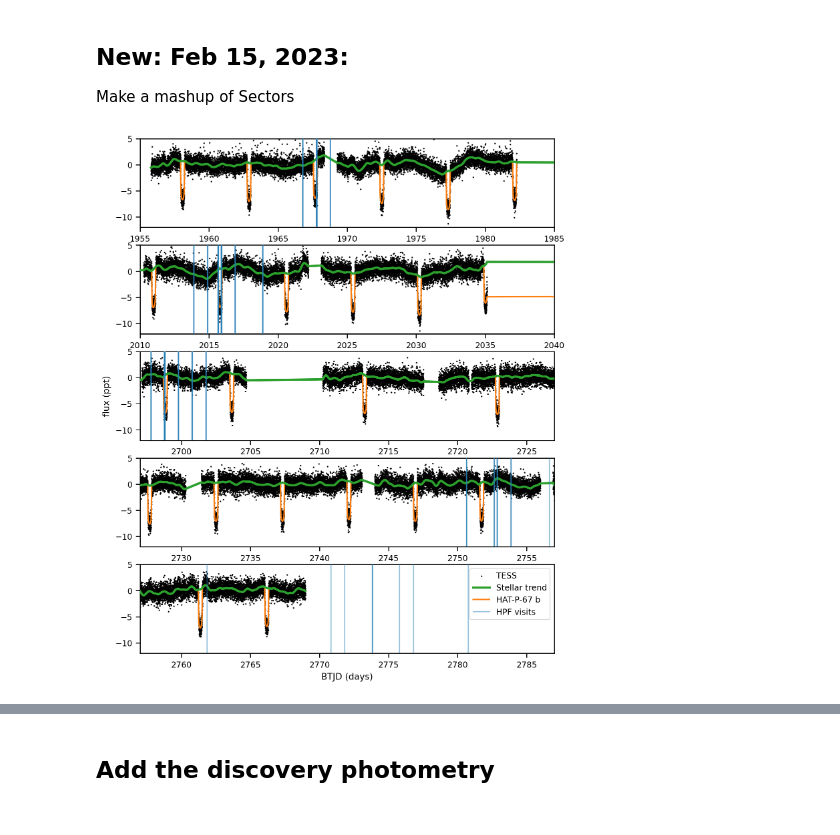
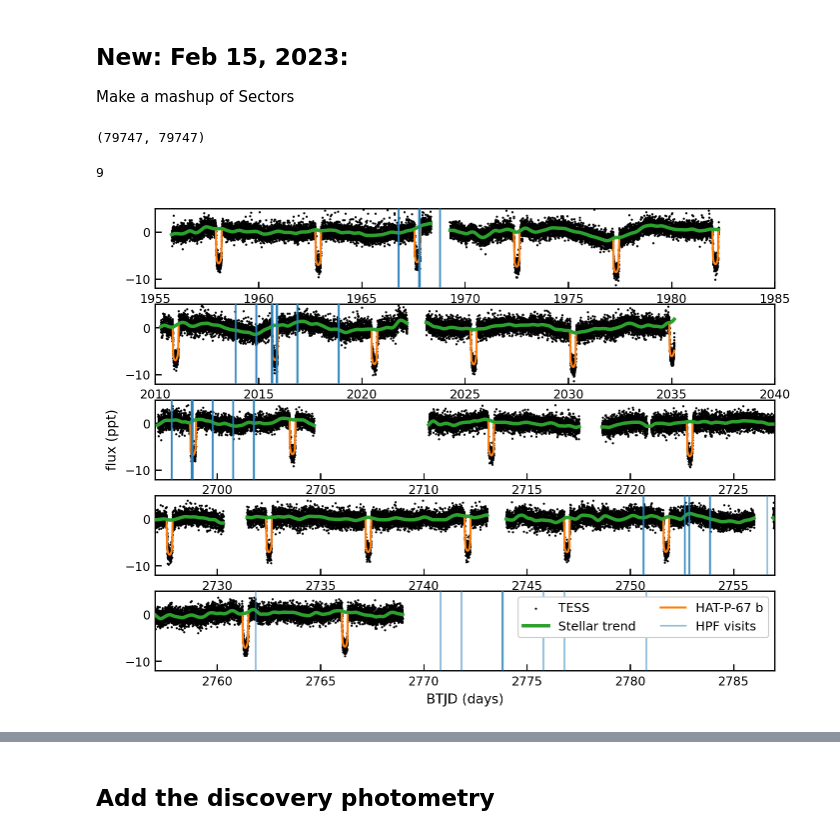
Before and after one commit to BrownDwarf/disperse, a Jupyter notebook: notebooks/02_lightcurves/exoplanet_fitting_hat_p_67_tess.ipynb, the cells around one changed output, grey strips where cells are left out. Cells and saved outputs as stored; diff of their text form; code cells hidden in the pictures.

Commit message:
compress figures, tables and text to eliminate whitespace

```diff
--- a/notebooks/02_lightcurves/exoplanet_fitting_hat_p_67_tess.ipynb
+++ b/notebooks/02_lightcurves/exoplanet_fitting_hat_p_67_tess.ipynb
@@ -472,3 +470,16 @@ df = feather.read_feather('../../data/HPF/HAT_P_67_log.feather')
 import seaborn as sns
 # %%
 sns.set_context('paper')
+# %%
+sns.set_style({"xtick.direction": "in","ytick.direction": "in"})
+# %%
+diff_x = np.diff(x, prepend=x[0])
+diff_mask = diff_x > 0.5
+# %%
+len(x), len(diff_x)
+# %% [output]
+(79747, 79747)
+# %%
+diff_mask.sum()
+# %% [output]
+9
@@ -475,7 +488,9 @@ sns.set_context('paper')
+# %%
+x[diff_mask] = np.NaN
 # %%
 mask = np.ones(len(x), dtype=bool)
 
-fig, axes = plt.subplots(5, 1, figsize=(8, 10))
+fig, axes = plt.subplots(5, 1, figsize=(8, 6))
 
 # -------------------- Panel 1------------------------
 ax=axes[0]
@@ -588,36 +603,38 @@ ax.set_ylim(-12, 5)
 ax=axes[4]
 
 ax.scatter(
     x[mask],
     y[mask]*1000,
     c="k",
     s=2.5,
     rasterized=True,
     label="TESS",
     linewidths=0,
     zorder=42,
 )
 ax.plot(
     x[mask], gp_mod*1000, color="C2", label="Stellar trend", zorder=43, lw=2.5
 )
 ax.plot(
     x[mask], gp_mod_plus*1000, color="C1", label="HAT-P-67 b", zorder=42, lw=1.5
 )
 
 for hpf_btjd in df.BTJD.values:
     ax.axvline(hpf_btjd, color='#2980b9', alpha=0.5, zorder=100)
 
-ax.axvline(-9999, color='#2980b9', alpha=0.5, zorder=100, label='HPF visits')
+ax.axvline(-9999, color='#2980b9', alpha=0.5, zorder=45, label='HPF visits')
 
 #ax.legend(fontsize=10, ncol=3, facecolor='w', fancybox=False)
 ax.set_xlim(2757, 2787)
 ax.set_ylim(-12, 5)
 ax.set_xlabel("BTJD (days)")
-ax.legend()
+legend = ax.legend(fontsize=9, ncol=2, facecolor="w", framealpha=1)
+legend.set_zorder(100)
+
 
 plt.savefig('../../paper/paper1/figures/TESS_HAT-P-67b_overview.png', dpi=300, bbox_inches='tight')
 # %% [output]
-[figure, old version]
+[figure, new version]
 # %%
 mask = np.ones(len(x), dtype=bool)
 
```
Also changed, not shown: parts of 8 cells of this notebook, 5 other files.
